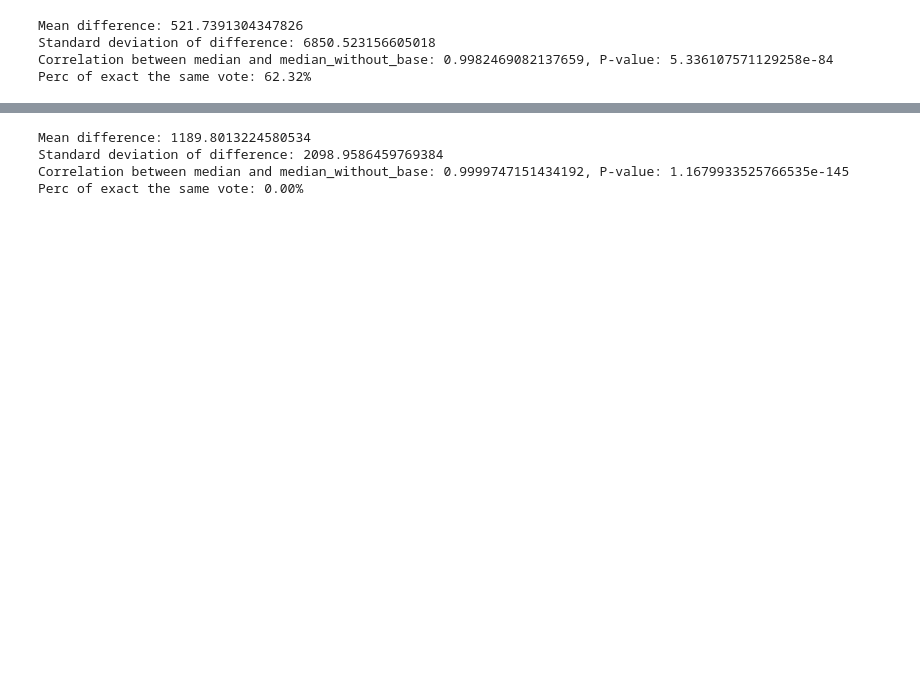
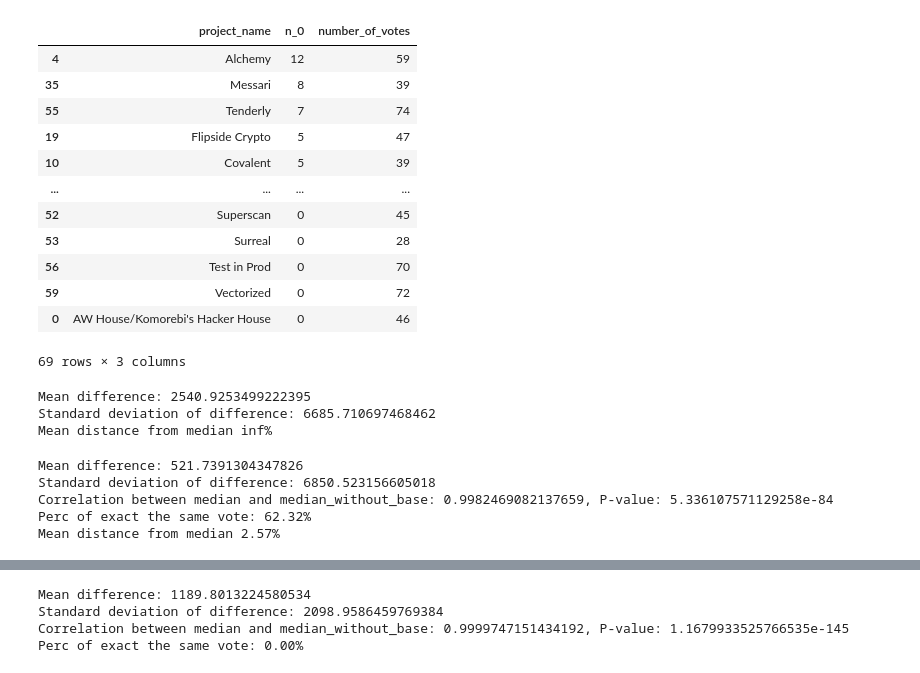
Before and after one commit to iJaack/research, a Jupyter notebook: op-rpgf3/analysis.ipynb, the cells around one changed output, grey strips where cells are left out. Cells and saved outputs as stored; diff of their text form; code cells hidden in the pictures; blank space fills up the shorter version.

```diff
--- a/op-rpgf3/analysis.ipynb
+++ b/op-rpgf3/analysis.ipynb
@@ -19,0 +25,31 @@ df.head()
+# %%
+# get all data and check result without zero votes
+median_without_0 = []
+mean_without_0 = []
+n_0 = []
+for i, row in df.iterrows():
+    votes = [v for v in row["votes"] if v!=0]
+    n_0.append(len([v for v in row["votes"] if v==0]))
+    median_without_0.append(np.median(votes))
+    mean_without_0.append(np.mean(votes))
+
+
+df["median_without_0"] = median_without_0
+df["mean_without_0"] = mean_without_0
+df["n_0"] = n_0
+# %%
+df.sort_values("n_0", ascending=0)[["project_name", 'n_0', 'number_of_votes']]
+# %% [output]
+|  | project_name | n_0 | number_of_votes |
+| 4 | Alchemy | 12 | 59 |
+| 35 | Messari | 8 | 39 |
+| 55 | Tenderly | 7 | 74 |
+| 19 | Flipside Crypto | 5 | 47 |
+| 10 | Covalent | 5 | 39 |
+| ... | ... | ... | ... |
+| 52 | Superscan | 0 | 45 |
+| 53 | Surreal | 0 | 28 |
+| 56 | Test in Prod | 0 | 70 |
+| 59 | Vectorized | 0 | 72 |
+| 0 | AW House/Komorebi's Hacker House | 0 | 46 |
+69 rows × 3 columns
@@ -20 +132,39 @@ df.head()
+# %%
+df['difference_0'] = df['median_without_0'] - df['median']
+print(f"Mean difference: {df['difference_0'].mean()}")
+print(f"Standard deviation of difference: {df['difference_0'].std()}")
+
+print(f"Mean distance from median {(df["difference_0"]/df['median']).abs().mean():.2%}")
+
+fig = go.Figure()
+
+fig.add_trace(go.Bar(
+    x=df['project_name'],
+    y=df['difference_0'],
+    name='Difference in Median',
+    marker_color='#6d6df1'
+))
+
+fig.add_hline(
+    # x=df['project_name'],
+    y=df['difference_0'].mean(),
+    line_color='red'
+)
+
+fig.update_layout(
+    title='Difference in Median with and without 0 Vote',
+    xaxis=dict(title='Project Name'),
+    yaxis=dict(title='Difference in Median'),
+    height=600,
+    template='plotly_dark',
+    margin={'t':0,'b':0,},
+)
+
+
+fig.show()
+# fig.write_image("data/median_0.svg")
+# %% [output]
+Mean difference: 2540.9253499222395
+Standard deviation of difference: 6685.710697468462
+Mean distance from median inf%
 # %%
@@ -44,8 +192,10 @@ correlation, p_value_corr = pearsonr(df['median'], df['median_without_base'])
 print(f"Correlation between median and median_without_base: {correlation}, P-value: {p_value_corr}")
 
 print(f"Perc of exact the same vote: {(df["difference"]==0).sum()/len(df):.2%}")
+print(f"Mean distance from median {(df["difference"]/df['median']).abs().mean():.2%}")
 # %% [output]
 Mean difference: 521.7391304347826
 Standard deviation of difference: 6850.523156605018
 Correlation between median and median_without_base: 0.9982469082137659, P-value: 5.336107571129258e-84
 Perc of exact the same vote: 62.32%
+Mean distance from median 2.57%
```
Also changed, not shown: parts of 14 cells of this notebook.
